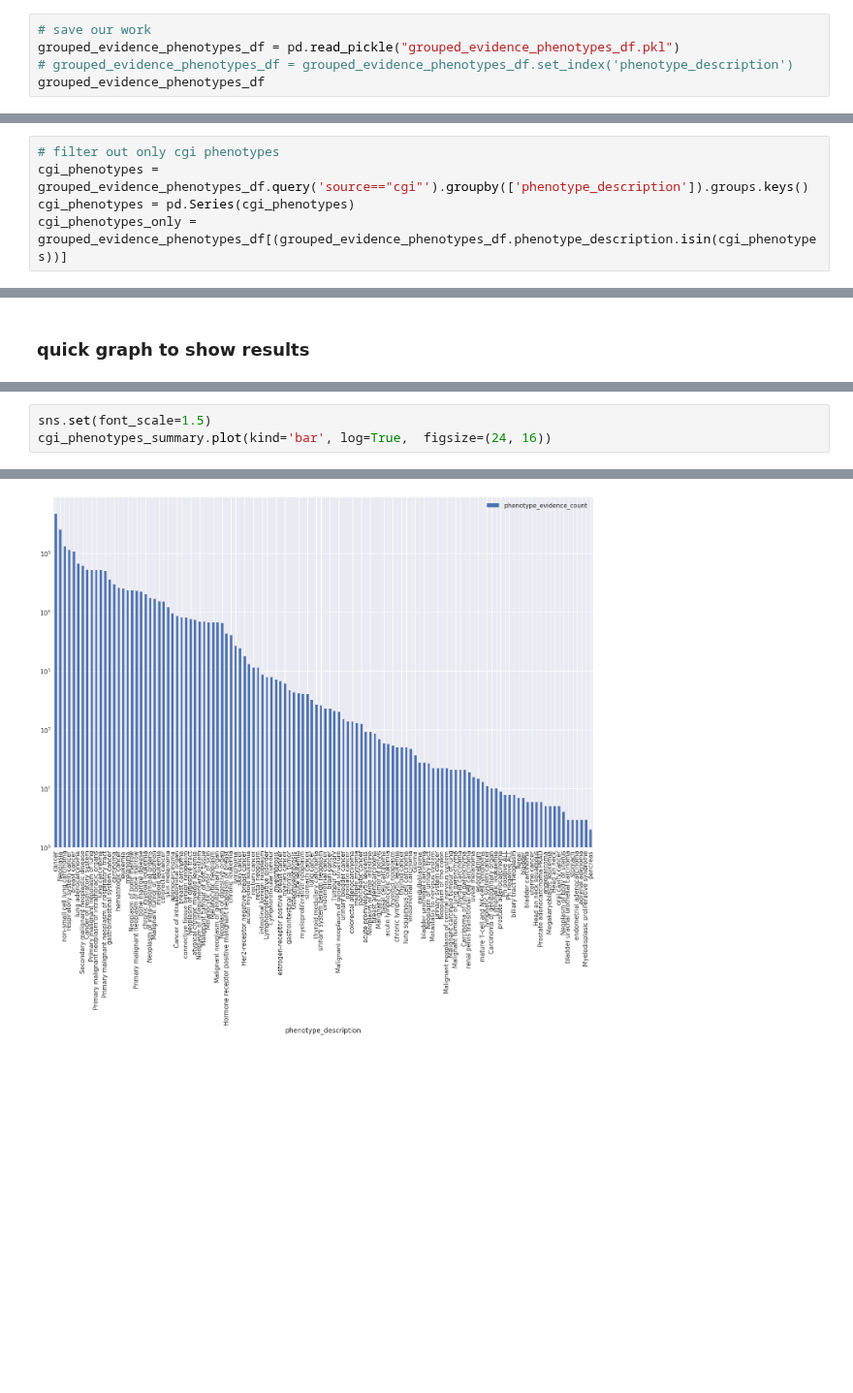
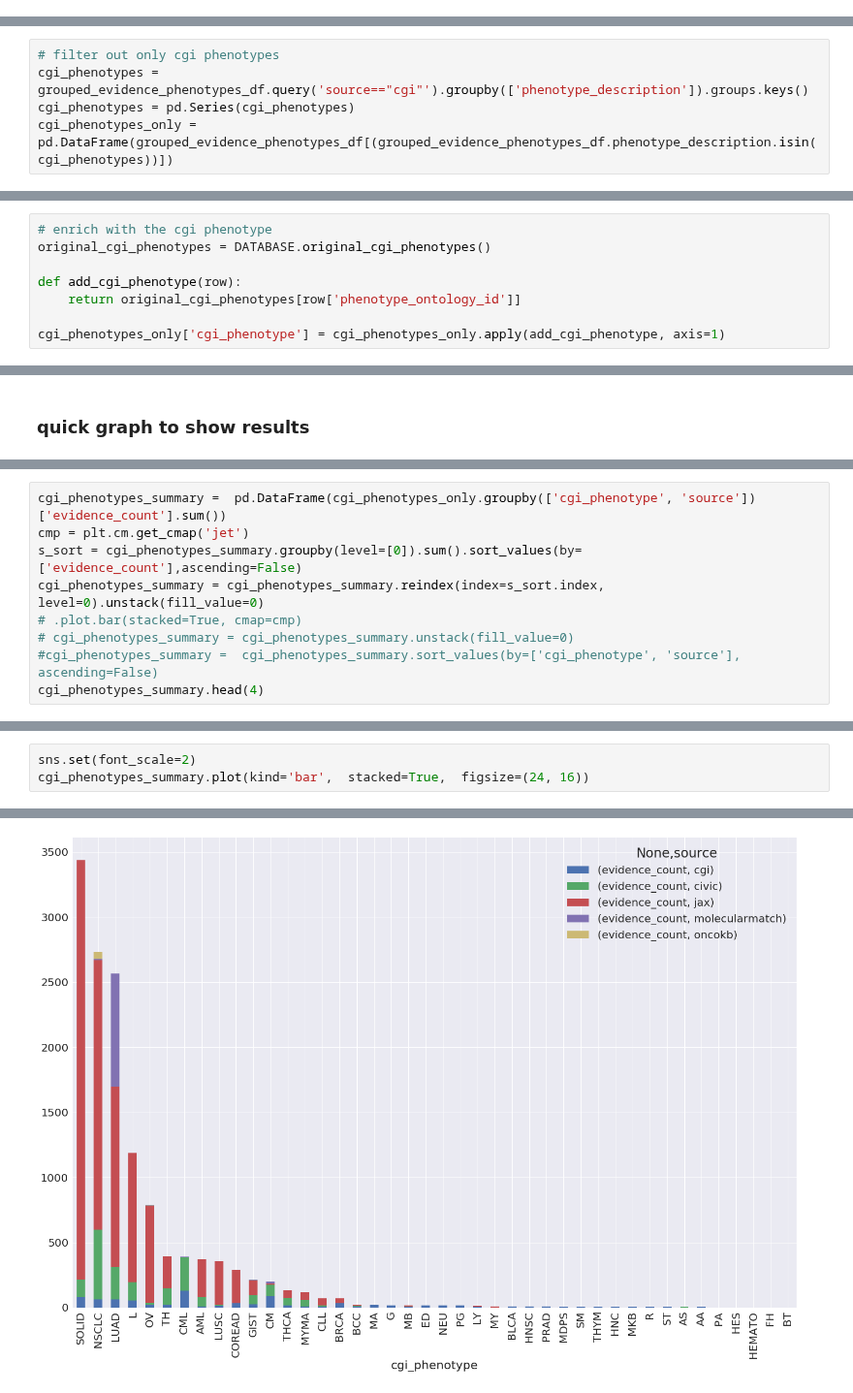
Before and after one commit to ohsu-comp-bio/g2p-aggregator, a Jupyter notebook: notebooks/feature_to_phenotype.ipynb, the cells around one changed output, grey strips where cells are left out. Shown at 97% size. Drawn from its saved outputs; the diff is of its cells as text; blank space fills up the shorter version.

```diff
--- a/notebooks/feature_to_phenotype.ipynb
+++ b/notebooks/feature_to_phenotype.ipynb
@@ -69,5 +79,0 @@ There are 21226 unique feature phenotype items
-# %%
-# save our work
-grouped_evidence_phenotypes_df = pd.read_pickle("grouped_evidence_phenotypes_df.pkl")
-# grouped_evidence_phenotypes_df = grouped_evidence_phenotypes_df.set_index('phenotype_description')
-grouped_evidence_phenotypes_df
@@ -104,7 +108,7 @@ all  len: 21226
 # filter out only cgi phenotypes
 cgi_phenotypes = grouped_evidence_phenotypes_df.query('source=="cgi"').groupby(['phenotype_description']).groups.keys()
 cgi_phenotypes = pd.Series(cgi_phenotypes)
-cgi_phenotypes_only = grouped_evidence_phenotypes_df[(grouped_evidence_phenotypes_df.phenotype_description.isin(cgi_phenotypes))]
+cgi_phenotypes_only = pd.DataFrame(grouped_evidence_phenotypes_df[(grouped_evidence_phenotypes_df.phenotype_description.isin(cgi_phenotypes))])
 # %%
 print 'cgi phenotype_ontology_id len:', len(cgi_phenotypes_only.groupby(['phenotype_ontology_id']).groups.keys())
 print 'cgi phenotype_description len:', len(cgi_phenotypes_only.groupby(['phenotype_description']).groups.keys())
@@ -125,0 +120,8 @@ import matplotlib.pyplot as plt
+# %%
+# enrich with the cgi phenotype
+original_cgi_phenotypes = DATABASE.original_cgi_phenotypes()
+
+def add_cgi_phenotype(row):
+    return original_cgi_phenotypes[row['phenotype_ontology_id']]
+
+cgi_phenotypes_only['cgi_phenotype'] = cgi_phenotypes_only.apply(add_cgi_phenotype, axis=1)
@@ -152,0 +147,9 @@ cgi_phenotypes_summary
+# %%
+cgi_phenotypes_summary =  pd.DataFrame(cgi_phenotypes_only.groupby(['cgi_phenotype', 'source'])['evidence_count'].sum())
+cmp = plt.cm.get_cmap('jet')
+s_sort = cgi_phenotypes_summary.groupby(level=[0]).sum().sort_values(by=['evidence_count'],ascending=False)
+cgi_phenotypes_summary = cgi_phenotypes_summary.reindex(index=s_sort.index, level=0).unstack(fill_value=0)
+# .plot.bar(stacked=True, cmap=cmp)
+# cgi_phenotypes_summary = cgi_phenotypes_summary.unstack(fill_value=0)
+#cgi_phenotypes_summary =  cgi_phenotypes_summary.sort_values(by=['cgi_phenotype', 'source'], ascending=False)
+cgi_phenotypes_summary.head(4)
@@ -153,6 +164,6 @@ cgi_phenotypes_summary
 # %%
-sns.set(font_scale=1.5)
-cgi_phenotypes_summary.plot(kind='bar', log=True,  figsize=(24, 16))
+sns.set(font_scale=2)
+cgi_phenotypes_summary.plot(kind='bar',  stacked=True,  figsize=(24, 16))
 # %% [output]
 <matplotlib.axes._subplots.AxesSubplot at 0x...>
-[figure, old version]
+[figure, new version]
```
Also changed, not shown: parts of 15 cells of this notebook, 2 other files.
